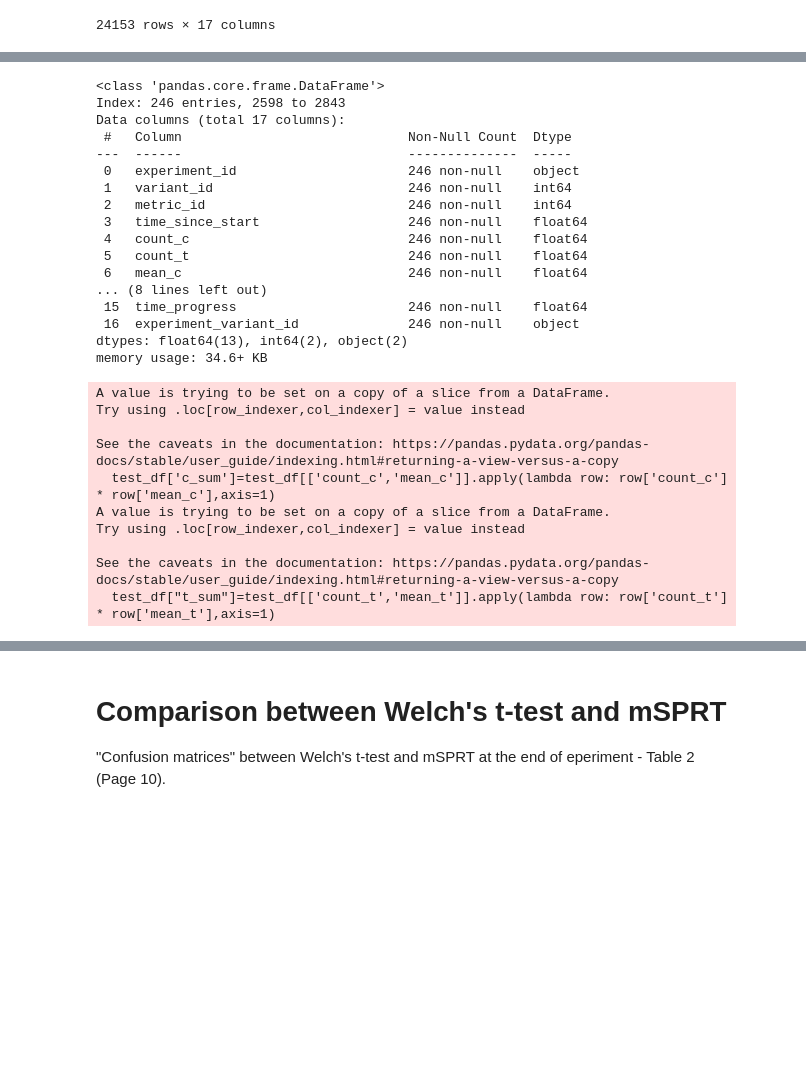
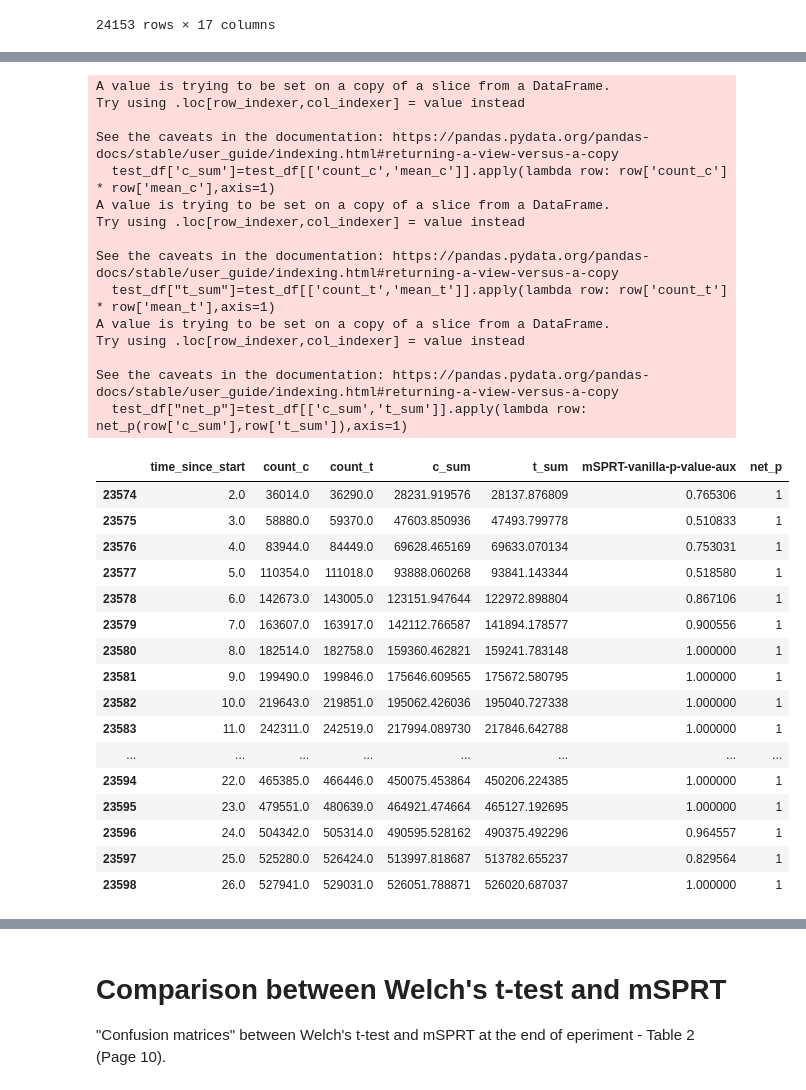
Before and after one commit to madanmohan-venkatesan/notebooks, a Jupyter notebook: oce-dataset.ipynb, the cells around one changed output, grey strips where cells are left out. Drawn from its saved outputs; the diff is of its cells as text; code cells hidden in the pictures; blank space fills up the shorter version.

```diff
--- a/oce-dataset.ipynb
+++ b/oce-dataset.ipynb
@@ -490,29 +511,10 @@ def net_p(c,t):
   counts = [c, t]
   assignment_probabilities = [0.5, 0.5]
   return sequential_p_value(counts, assignment_probabilities)
-# %%
-test_df.info()
-# %% [output]
-<class 'pandas.core.frame.DataFrame'>
-Index: 246 entries, 2598 to 2843
-Data columns (total 17 columns):
- #   Column                             Non-Null Count  Dtype
----  ------                             --------------  -----
- 0   experiment_id                      246 non-null    object
- 1   variant_id                         246 non-null    int64
- 2   metric_id                          246 non-null    int64
- 3   time_since_start                   246 non-null    float64
- 4   count_c                            246 non-null    float64
- 5   count_t                            246 non-null    float64
- 6   mean_c                             246 non-null    float64
-... (8 lines left out)
- 15  time_progress                      246 non-null    float64
- 16  experiment_variant_id              246 non-null    object
-dtypes: float64(13), int64(2), object(2)
-memory usage: 34.6+ KB
 # %%
 test_df['c_sum']=test_df[['count_c','mean_c']].apply(lambda row: row['count_c'] * row['mean_c'],axis=1)
 test_df["t_sum"]=test_df[['count_t','mean_t']].apply(lambda row: row['count_t'] * row['mean_t'],axis=1)
+test_df["net_p"]=test_df[['c_sum','t_sum']].apply(lambda row: net_p(row['c_sum'],row['t_sum']),axis=1)
 # %% [output]
 A value is trying to be set on a copy of a slice from a DataFrame.
 Try using .loc[row_indexer,col_indexer] = value instead
@@ -524,3 +526,28 @@ Try using .loc[row_indexer,col_indexer] = value instead
 
 See the caveats in the documentation: https://pandas.pydata.org/pandas-docs/stable/user_guide/indexing.html#returning-a-view-versus-a-copy
   test_df["t_sum"]=test_df[['count_t','mean_t']].apply(lambda row: row['count_t'] * row['mean_t'],axis=1)
+A value is trying to be set on a copy of a slice from a DataFrame.
+Try using .loc[row_indexer,col_indexer] = value instead
+
+See the caveats in the documentation: https://pandas.pydata.org/pandas-docs/stable/user_guide/indexing.html#returning-a-view-versus-a-copy
+  test_df["net_p"]=test_df[['c_sum','t_sum']].apply(lambda row: net_p(row['c_sum'],row['t_sum']),axis=1)
+# %%
+test_df[["time_since_start","count_c","count_t","c_sum","t_sum","mSPRT-vanilla-p-value-aux","net_p"]]
+# %% [output]
+|  | time_since_start | count_c | count_t | c_sum | t_sum | mSPRT-vanilla-p-value-aux | net_p |
+| 23574 | 2.0 | 36014.0 | 36290.0 | 28231.919576 | 28137.876809 | 0.765306 | 1 |
+| 23575 | 3.0 | 58880.0 | 59370.0 | 47603.850936 | 47493.799778 | 0.510833 | 1 |
+| 23576 | 4.0 | 83944.0 | 84449.0 | 69628.465169 | 69633.070134 | 0.753031 | 1 |
+| 23577 | 5.0 | 110354.0 | 111018.0 | 93888.060268 | 93841.143344 | 0.518580 | 1 |
+| 23578 | 6.0 | 142673.0 | 143005.0 | 123151.947644 | 122972.898804 | 0.867106 | 1 |
+| 23579 | 7.0 | 163607.0 | 163917.0 | 142112.766587 | 141894.178577 | 0.900556 | 1 |
+| 23580 | 8.0 | 182514.0 | 182758.0 | 159360.462821 | 159241.783148 | 1.000000 | 1 |
+| 23581 | 9.0 | 199490.0 | 199846.0 | 175646.609565 | 175672.580795 | 1.000000 | 1 |
+| 23582 | 10.0 | 219643.0 | 219851.0 | 195062.426036 | 195040.727338 | 1.000000 | 1 |
+| 23583 | 11.0 | 242311.0 | 242519.0 | 217994.089730 | 217846.642788 | 1.000000 | 1 |
+| ... | ... | ... | ... | ... | ... | ... | ... |
+| 23594 | 22.0 | 465385.0 | 466446.0 | 450075.453864 | 450206.224385 | 1.000000 | 1 |
+| 23595 | 23.0 | 479551.0 | 480639.0 | 464921.474664 | 465127.192695 | 1.000000 | 1 |
+| 23596 | 24.0 | 504342.0 | 505314.0 | 490595.528162 | 490375.492296 | 0.964557 | 1 |
+| 23597 | 25.0 | 525280.0 | 526424.0 | 513997.818687 | 513782.655237 | 0.829564 | 1 |
+| 23598 | 26.0 | 527941.0 | 529031.0 | 526051.788871 | 526020.687037 | 1.000000 | 1 |
```
Also changed, not shown: parts of 4 cells of this notebook.
